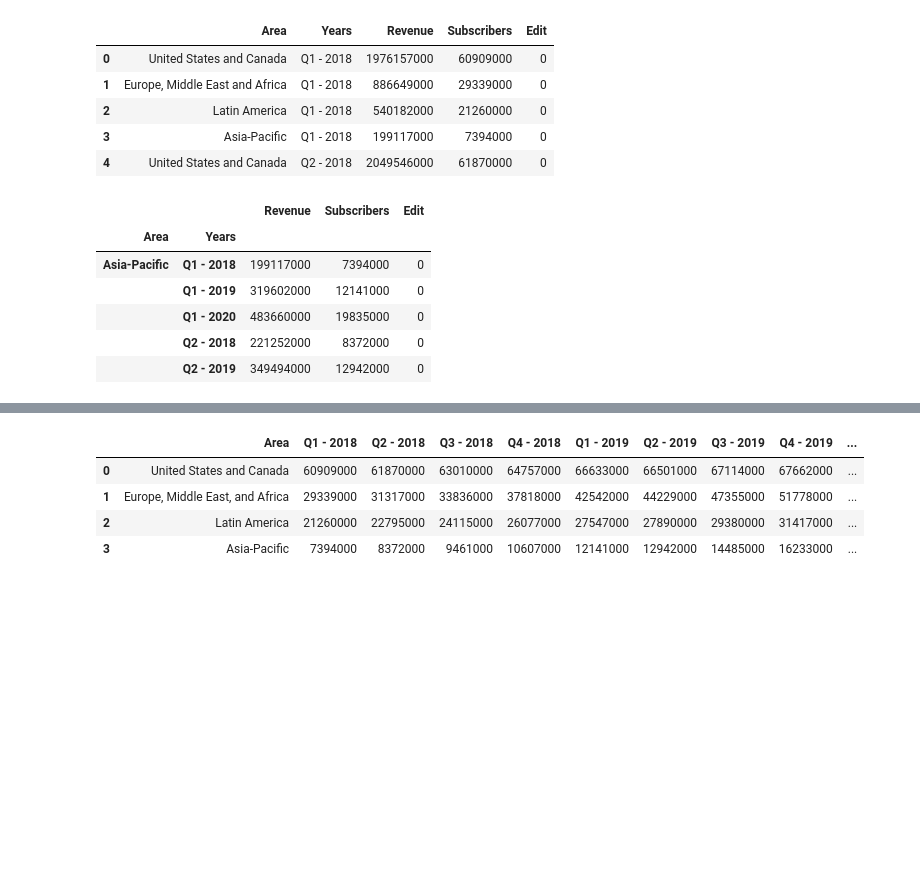
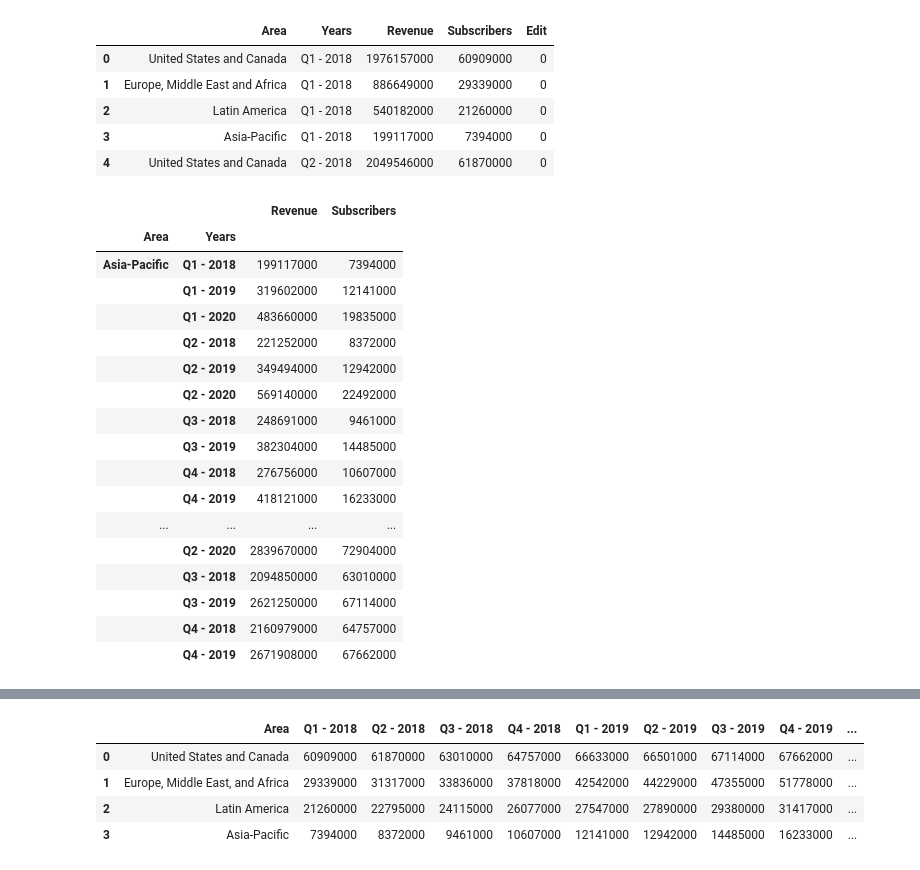
Before and after one commit to adamholcomb/Python-Media-Happiness-Analysis, a Jupyter notebook: HappinessIndex-KF.ipynb, the cells around one changed output, grey strips where cells are left out. Cells and saved outputs as stored; diff of their text form; code cells hidden in the pictures; blank space fills up the shorter version.

Commit message:
Deleting Edit column

```diff
--- a/HappinessIndex-KF.ipynb
+++ b/HappinessIndex-KF.ipynb
@@ -138,15 +138,27 @@ merge_data.head()
 | 4 | United States and Canada | Q2 - 2018 | 2049546000 | 61870000 | 0 |
 # %%
 netflix_rev_subs_region = merge_data.groupby(['Area','Years']).sum('Edit')
-netflix_rev_subs_region.head()
+netflix_rev_subs_region.drop(['Edit'], axis = 1, inplace = True)
+netflix_rev_subs_region
 # %% [output]
-|  |  | Revenue | Subscribers | Edit |
-| Area | Years |  |  |  |
-| Asia-Pacific | Q1 - 2018 | 199117000 | 7394000 | 0 |
-|  | Q1 - 2019 | 319602000 | 12141000 | 0 |
-|  | Q1 - 2020 | 483660000 | 19835000 | 0 |
-|  | Q2 - 2018 | 221252000 | 8372000 | 0 |
-|  | Q2 - 2019 | 349494000 | 12942000 | 0 |
+|  |  | Revenue | Subscribers |
+| Area | Years |  |  |
+| Asia-Pacific | Q1 - 2018 | 199117000 | 7394000 |
+|  | Q1 - 2019 | 319602000 | 12141000 |
+|  | Q1 - 2020 | 483660000 | 19835000 |
+|  | Q2 - 2018 | 221252000 | 8372000 |
+|  | Q2 - 2019 | 349494000 | 12942000 |
+|  | Q2 - 2020 | 569140000 | 22492000 |
+|  | Q3 - 2018 | 248691000 | 9461000 |
+|  | Q3 - 2019 | 382304000 | 14485000 |
+|  | Q4 - 2018 | 276756000 | 10607000 |
+|  | Q4 - 2019 | 418121000 | 16233000 |
+| ... | ... | ... | ... |
+|  | Q2 - 2020 | 2839670000 | 72904000 |
+|  | Q3 - 2018 | 2094850000 | 63010000 |
+|  | Q3 - 2019 | 2621250000 | 67114000 |
+|  | Q4 - 2018 | 2160979000 | 64757000 |
+|  | Q4 - 2019 | 2671908000 | 67662000 |
 # %%
 # File to Load
 file_to_load_four = 'Data Sets/Netflix Subscribers and Revenue by Country/NetflixsRevenue2018toQ2_2020.csv'
```
Also changed, not shown: parts of 2 cells of this notebook.
